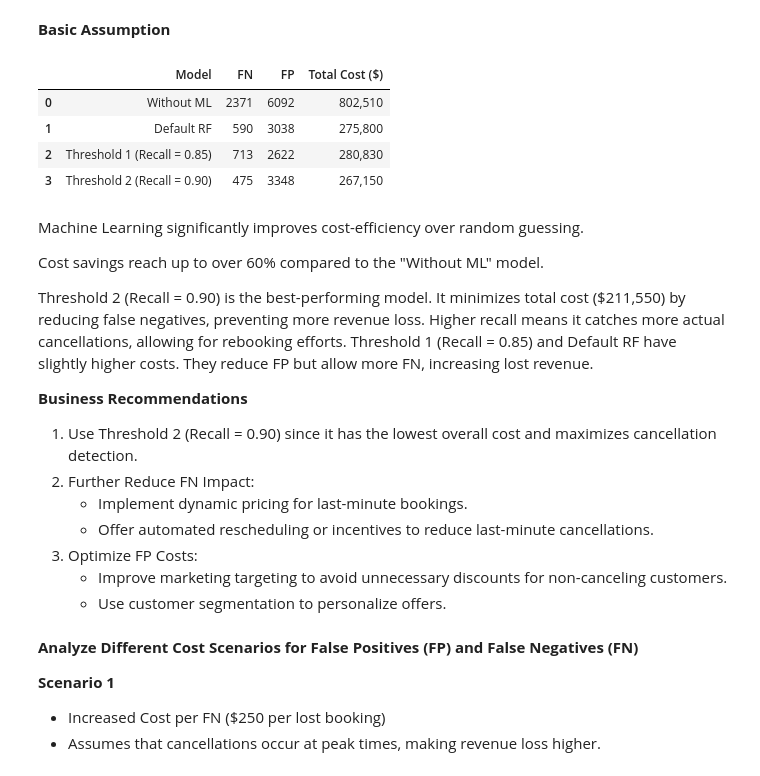
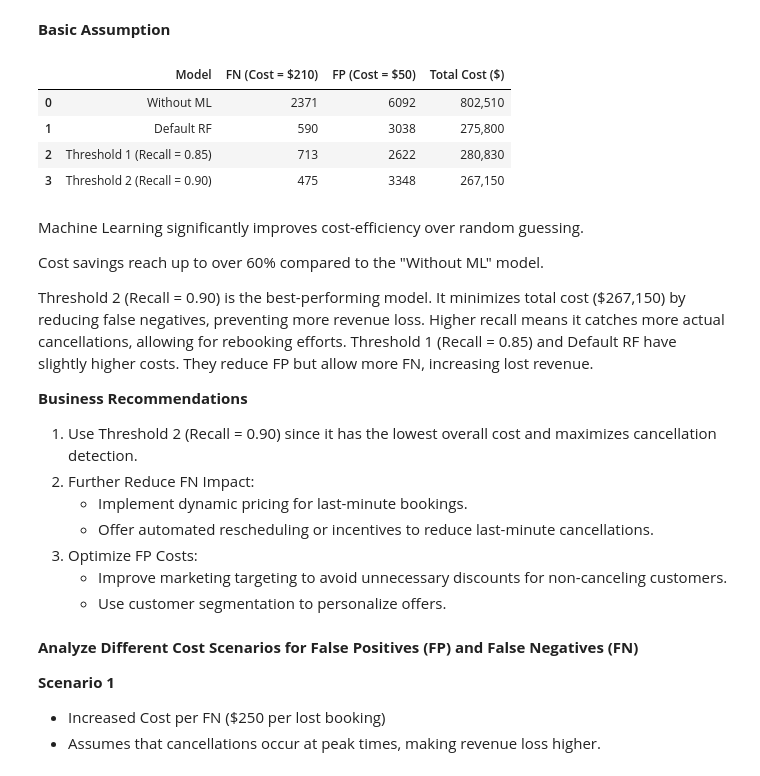
Before and after one commit to PurwadhikaDev/GammaGroup_DTI_02_FinalProject, a Jupyter notebook: Final_Project_Gamma_Team_Hotel_Booking_Demand_2_0.ipynb, the cells around one changed output. Cells and saved outputs as stored; diff of their text form; code cells hidden in the pictures.

```diff
--- a/Final_Project_Gamma_Team_Hotel_Booking_Demand_2_0.ipynb
+++ b/Final_Project_Gamma_Team_Hotel_Booking_Demand_2_0.ipynb
@@ -1800,22 +1919,22 @@ def calculate_cost(y_test, y_pred, cost_fn=210, cost_fp=50):
 # %%
 fn_naive, fp_naive, cost_naive = calculate_cost(y_test, y_naive)
 fn_rf, fp_rf, cost_rf = calculate_cost(y_test, rf_y_pred)
 fn_thresh_1, fp_thresh_1, cost_thresh_1 = calculate_cost(y_test, y_pred_custom_threshold_1)
 fn_thresh_2, fp_thresh_2, cost_thresh_2 = calculate_cost(y_test, y_pred_custom_threshold_2)
 
 
 cost_df = pd.DataFrame(
     {
         'Model' : ['Without ML', 'Default RF', 'Threshold 1 (Recall = 0.85)', 'Threshold 2 (Recall = 0.90)'],
-        'FN' : [fn_naive, fn_rf, fn_thresh_1, fn_thresh_2],
-        'FP' : [fp_naive, fp_rf, fp_thresh_1, fp_thresh_2],
+        'FN (Cost = $210)' : [fn_naive, fn_rf, fn_thresh_1, fn_thresh_2],
+        'FP (Cost = $50)' : [fp_naive, fp_rf, fp_thresh_1, fp_thresh_2],
         'Total Cost ($)' : [cost_naive, cost_rf, cost_thresh_1, cost_thresh_2]
     }
 )
 
 cost_df
 # %% [output]
-|  | Model | FN | FP | Total Cost ($) |
+|  | Model | FN (Cost = $210) | FP (Cost = $50) | Total Cost ($) |
 | 0 | Without ML | 2371 | 6092 | 802,510 |
 | 1 | Default RF | 590 | 3038 | 275,800 |
 | 2 | Threshold 1 (Recall = 0.85) | 713 | 2622 | 280,830 |
@@ -1825,7 +1944,7 @@ Machine Learning significantly improves cost-efficiency over random guessing.
 
 Cost savings reach up to over 60% compared to the "Without ML" model.
 
-Threshold 2 (Recall = 0.90) is the best-performing model. It minimizes total cost ($211,550) by reducing false negatives, preventing more revenue loss. Higher recall means it catches more actual cancellations, allowing for rebooking efforts.
+Threshold 2 (Recall = 0.90) is the best-performing model. It minimizes total cost ($267,150) by reducing false negatives, preventing more revenue loss. Higher recall means it catches more actual cancellations, allowing for rebooking efforts.
 Threshold 1 (Recall = 0.85) and Default RF have slightly higher costs. They reduce FP but allow more FN, increasing lost revenue.
 
 **Business Recommendations**
```
Also changed, not shown: parts of 29 cells of this notebook.
